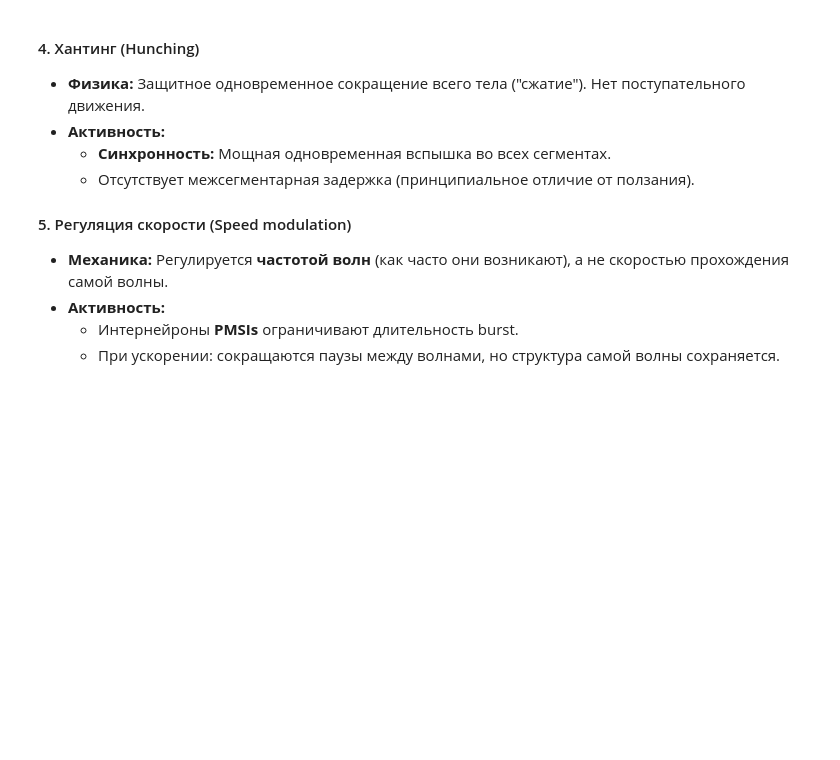
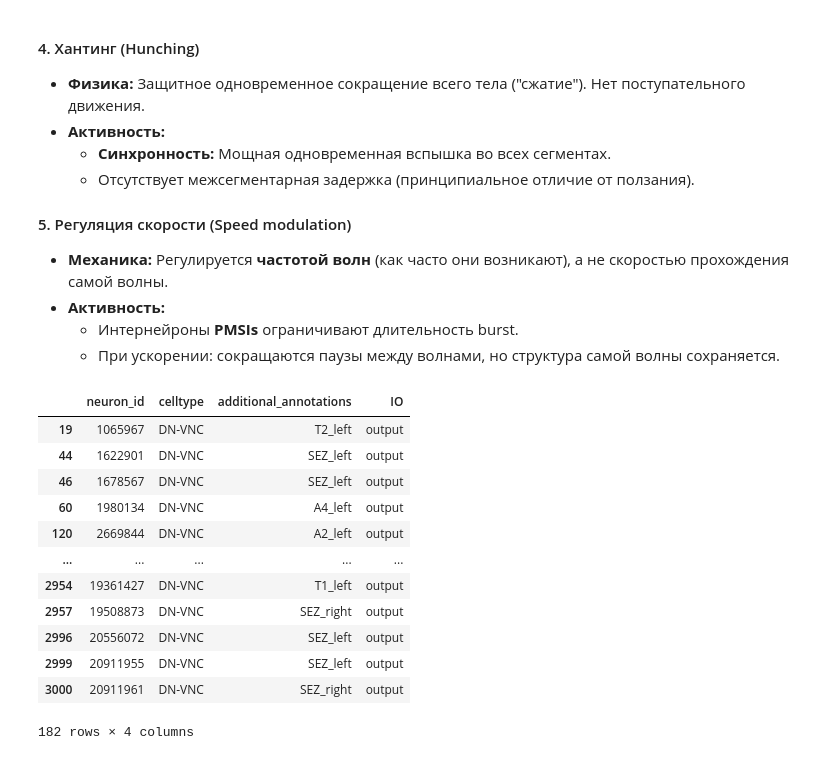
Before and after one commit to Leon-Parepko/Drosophila-Larvae-Simulation, a Jupyter notebook: Leon/Experiments/Activity_Analysis/Out_Activity_Analysis.ipynb, the cells around one changed output. Drawn from its saved outputs; the diff is of its cells as text; code cells hidden in the pictures; blank space fills up the shorter version.

```diff
--- a/Leon/Experiments/Activity_Analysis/Out_Activity_Analysis.ipynb
+++ b/Leon/Experiments/Activity_Analysis/Out_Activity_Analysis.ipynb
@@ -110,3 +77,24 @@ voltages: 8001
 * **Активность:**
     * Интернейроны **PMSIs** ограничивают длительность burst.
     * При ускорении: сокращаются паузы между волнами, но структура самой волны сохраняется.
+# %%
+io_neurons = pd.read_csv("./Datasets/Generated/IO_Neurons.csv", index_col=0)
+output_meta = io_neurons[
+    (io_neurons["IO"] == "output") & (io_neurons["celltype"] == "DN-VNC")
+].copy()
+
+output_meta
+# %% [output]
+|  | neuron_id | celltype | additional_annotations | IO |
+| 19 | 1065967 | DN-VNC | T2_left | output |
+| 44 | 1622901 | DN-VNC | SEZ_left | output |
+| 46 | 1678567 | DN-VNC | SEZ_left | output |
+| 60 | 1980134 | DN-VNC | A4_left | output |
+| 120 | 2669844 | DN-VNC | A2_left | output |
+| ... | ... | ... | ... | ... |
+| 2954 | 19361427 | DN-VNC | T1_left | output |
+| 2957 | 19508873 | DN-VNC | SEZ_right | output |
+| 2996 | 20556072 | DN-VNC | SEZ_left | output |
+| 2999 | 20911955 | DN-VNC | SEZ_left | output |
+| 3000 | 20911961 | DN-VNC | SEZ_right | output |
+182 rows × 4 columns
```
Also changed, not shown: parts of 3 cells of this notebook, 2 other files.
